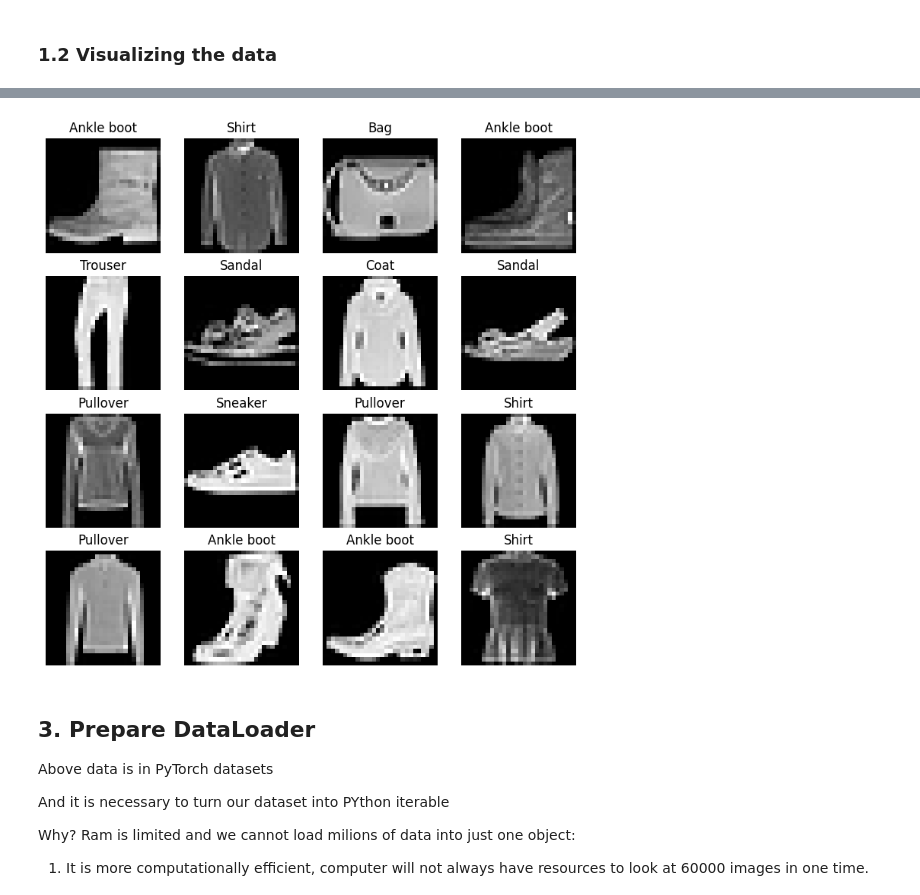
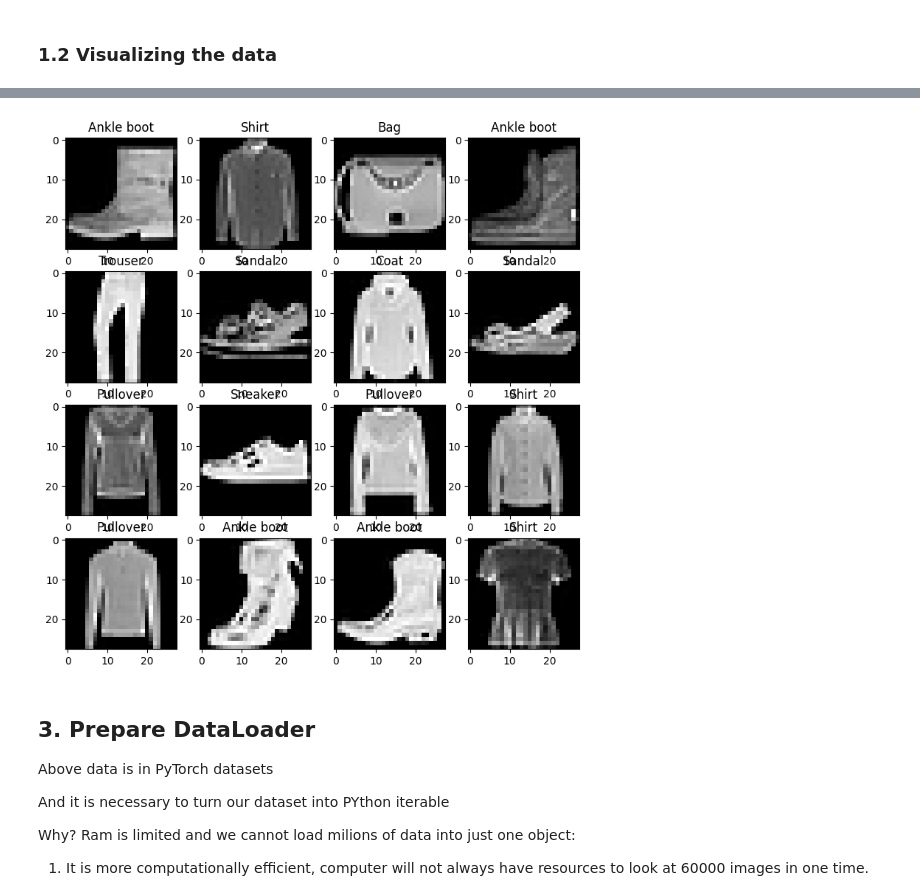
Before and after one commit to potato-stack/Pytorch_learning, a Jupyter notebook: 03_pytorch_computer_vision.ipynb, the cells around one changed output, grey strips where cells are left out. Cells and saved outputs as stored; diff of their text form; code cells hidden in the pictures.

```diff
--- a/03_pytorch_computer_vision.ipynb
+++ b/03_pytorch_computer_vision.ipynb
@@ -77,18 +78,18 @@ Image shape; torch.Size([1, 28, 28])
 # %%
 torch.manual_seed(42)
 fig = plt.figure(figsize=(9,9))
 rows, cols = 4, 4
 class_name = train_data.classes
 
 for i in range(1, rows*cols+1):
 	random_idx = torch.randint(0, len(train_data), size=[1]).item()
 	image, label = train_data[random_idx]
 	fig.add_subplot(rows,cols,i)
 	plt.imshow(image.squeeze(), cmap="gray")
 	plt.title(class_name[label])
-	plt.axis(False)
+	plt.axis = False
 # %% [output]
-[figure, old version]
+[figure, new version]
 # %% [markdown]
 ## 3. Prepare DataLoader
 
```
Also changed, not shown: parts of 24 cells of this notebook.
